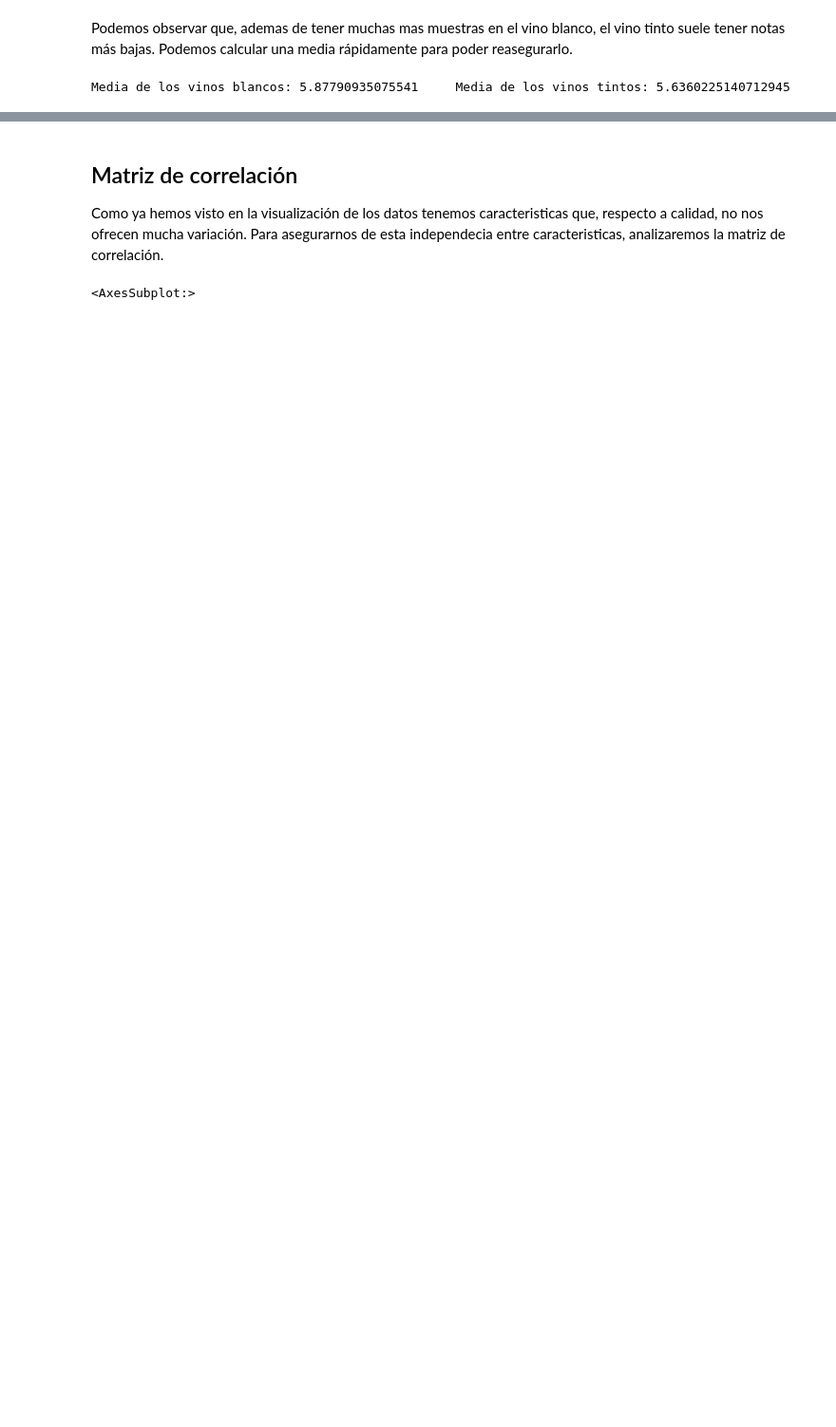
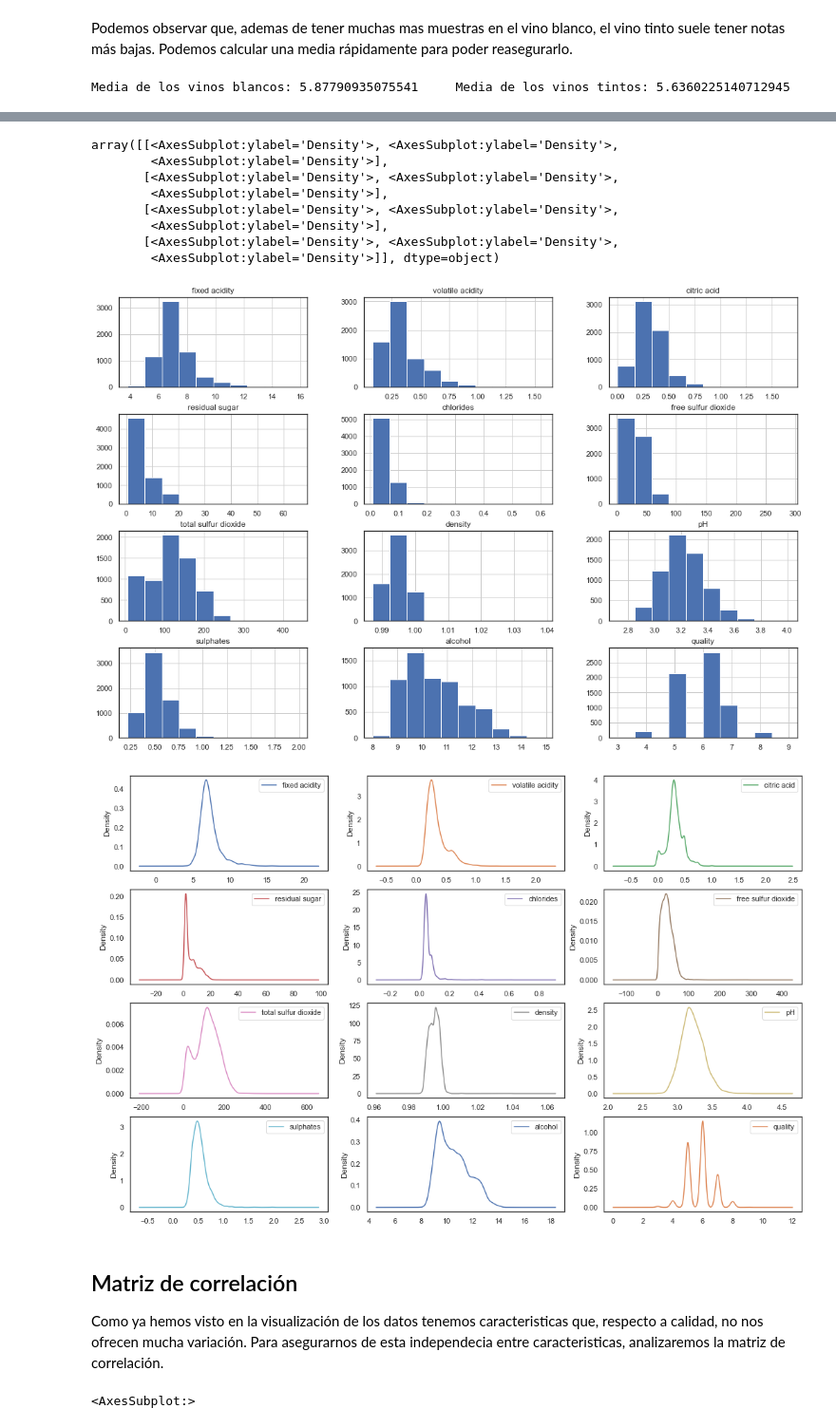
Before and after one commit to Zygmut/Practica_3_IA, a Jupyter notebook: practica_3_IA_C.ipynb, the cells around one changed output, grey strips where cells are left out. Shown at 95% size. Cells and saved outputs as stored; diff of their text form; code cells hidden in the pictures; blank space fills up the shorter version.

```diff
--- a/practica_3_IA_C.ipynb
+++ b/practica_3_IA_C.ipynb
@@ -98,3 +100,21 @@ Media de los vinos blancos: 5.87790935075541     Media de los vinos tintos: 5.63
+# %%
+# Histogramas
+df_show = df.drop("type", axis = 1)
+df_show.hist(figsize=(18,12))
+
+# Densidad de datos
+df_show.plot(kind='density', subplots = True, layout=(4,3), sharex=False, figsize=(18,12))
+# %% [output]
+array([[<AxesSubplot:ylabel='Density'>, <AxesSubplot:ylabel='Density'>,
+        <AxesSubplot:ylabel='Density'>],
+       [<AxesSubplot:ylabel='Density'>, <AxesSubplot:ylabel='Density'>,
+        <AxesSubplot:ylabel='Density'>],
+       [<AxesSubplot:ylabel='Density'>, <AxesSubplot:ylabel='Density'>,
+        <AxesSubplot:ylabel='Density'>],
+       [<AxesSubplot:ylabel='Density'>, <AxesSubplot:ylabel='Density'>,
+        <AxesSubplot:ylabel='Density'>]], dtype=object)
+[figure, added]
+[figure, added]
 # %% [markdown]
 ## Matriz de correlación
 Como ya hemos visto en la visualización de los datos tenemos caracteristicas que, respecto a calidad, no nos ofrecen mucha variación. Para asegurarnos de esta independecia entre caracteristicas, analizaremos la matriz de correlación.
```
Also changed, not shown: parts of 1 cell of this notebook, 1 other file.
